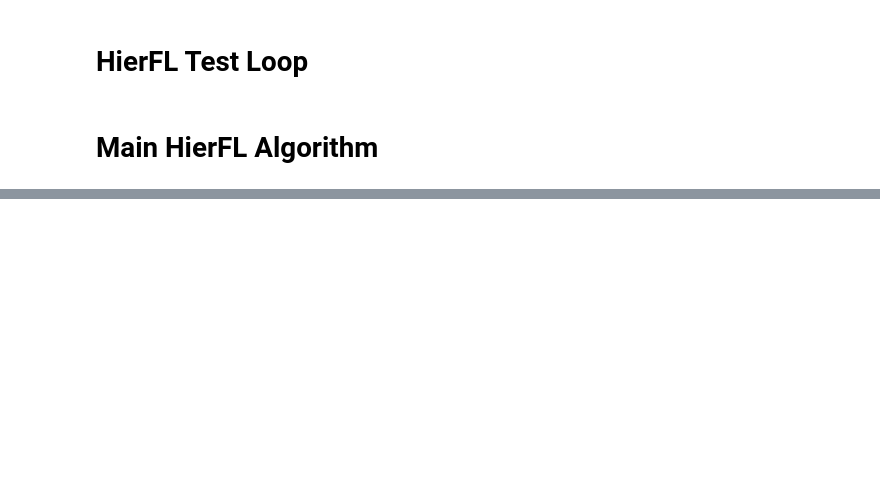
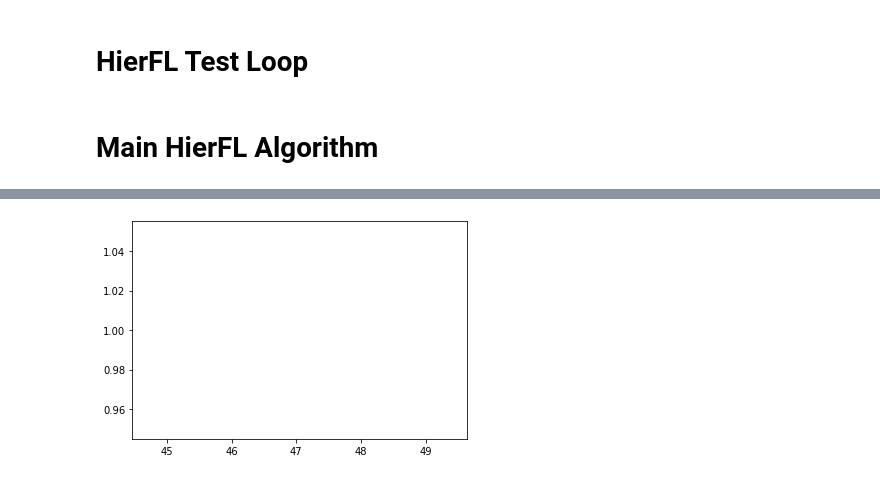
Before and after one commit to anshulg825/Federated-Learning-Purdue-Project, a Jupyter notebook: HierFL with HMDB Fine-tuning/Action_Recognition_HierFL.ipynb, the cells around one changed output, grey strips where cells are left out. Saved outputs shown, nothing was run; the diff lists cells and outputs as text; code cells hidden in the pictures; blank space fills up the shorter version.

```diff
--- a/HierFL with HMDB Fine-tuning/Action_Recognition_HierFL.ipynb
+++ b/HierFL with HMDB Fine-tuning/Action_Recognition_HierFL.ipynb
@@ -107,15 +117,10 @@ class VideoRecog_Model(nn.Module):
       out = torch.log_softmax(self.fc(out), dim=1)
       return out
 
-def set_parameter_requires_grad_video(model):
+def set_parameters(model):
     for param in model.parameters():
         param.requires_grad = False
-    model.fc.weight.requires_grad = True
-    model.fc.bias.requires_grad = True
 
 global_nn = VideoRecog_Model().to(device)
-set_parameter_requires_grad_video(global_nn)
+set_parameters(global_nn)
 print(global_nn)
-
-def count_parameters(model):
-    return sum(p.numel() for p in model.parameters() if p.requires_grad)
@@ -232,10 +262,10 @@ class Client():
         self.id = id
         self.train_loader = train_loader
         self.model = VideoRecog_Model().to(device)
-        set_parameter_requires_grad_video(self.model)
+        self.set_parameter_requires_grad_video(self.model)
         self.receiver_buffer = {}
-        self.batch_size_train = batch_size_train
-    def set_parameter_requires_grad_video(model):
+        self.batch_size_train = bs_train
+    def set_parameter_requires_grad_video(self, model):
         for param in model.parameters():
             param.requires_grad = False
         model.fc.weight.requires_grad = True
@@ -245,11 +275,12 @@ class Client():
         correct, total_loss, flag = 0, 0.0, 0
         Loss, Acc = AverageMeter(), AverageMeter()
         optimizer = torch.optim.Adam(self.model.parameters(), lr=lr, weight_decay=decay_reg)
-        #start = time.time()
+        start = time.time()
+        #print("1")
         for epoch in range(num_local_update):
             for batch_id, data in enumerate(self.train_loader):
-                data, target = data[0], data[-1]
-                data, target = data.to(device), target.to(device)
+                data, target = data[0].to(device), data[-1].to(device)
+                #print("2")
                 optimizer.zero_grad()
                 output = self.model(data)
                 loss = F.nll_loss(output, target)
@@ -261,8 +292,10 @@ class Client():
                 num_corrects = pred.eq(target.view_as(pred)).sum().item()
                 correct += num_corrects
                 Acc.update_acc(num_corrects, data.size(0))
+                print("I am running yay")
             total_loss /= len(self.train_loader.dataset)
-        # print(f"Takes {time.time() - start}")
+            print("Epoch {}".format(epoch))
+        print(f"Takes {time.time() - start}")
         return total_loss
     def send_to_edgeserver(self, edgeserver):
         edgeserver.receive_from_client(client_id= self.id,c_state_dict = copy.deepcopy(self.model.state_dict()))
@@ -309,11 +345,8 @@ class DatasetSplit(Dataset):
     def __len__(self):
         return len(self.idxs)
     def __getitem__(self, item):
-        image, label = self.dataset[self.idxs[item]]
-        return image, label
-
-optimizer = torch.optim.Adam(global_nn.parameters(), lr=lr, weight_decay=decay_reg)
-scheduler = StepLR(optimizer, step_size=10, gamma=gamma)
+        data = self.dataset[self.idxs[item]]
+        return data
 # %%
 train_loaders = [0] * num_clients
 num_samples_per_client = int(total_train_samples / num_clients)
@@ -346,7 +381,7 @@ def test(model, loader):
       correct += num_corrects
       Acc.update_acc(num_corrects, data.size(0))
     total_loss /= len(loader.dataset)
-    print(text + ' Average Loss: {:.6f} Average Accuracy: {}/{} ({:.0f})%'.format(
-         Loss.avg, correct, Acc.count , 100. * Acc.avg ))
+    print(' Average Loss: {:.6f} Average Accuracy: {}/{} ({:.3f})%'.format(Loss.avg, correct, Acc.count , 100. * Acc.avg ))
+    return total_loss, 100. * Acc.avg
 # %% [markdown]
 # Main HierFL Algorithm
@@ -400,0 +461,10 @@ for num_comm in tqdm(range(num_communication)):
+# %%
+x = []
+y = []
+for i in avg_acc_v_total:
+    x.append(i[1])
+    y.append(i[0])
+plt.plot(x,y)
+plt.show()
+# %% [output]
+[figure, added]
```
Also changed, not shown: parts of 14 cells of this notebook.
